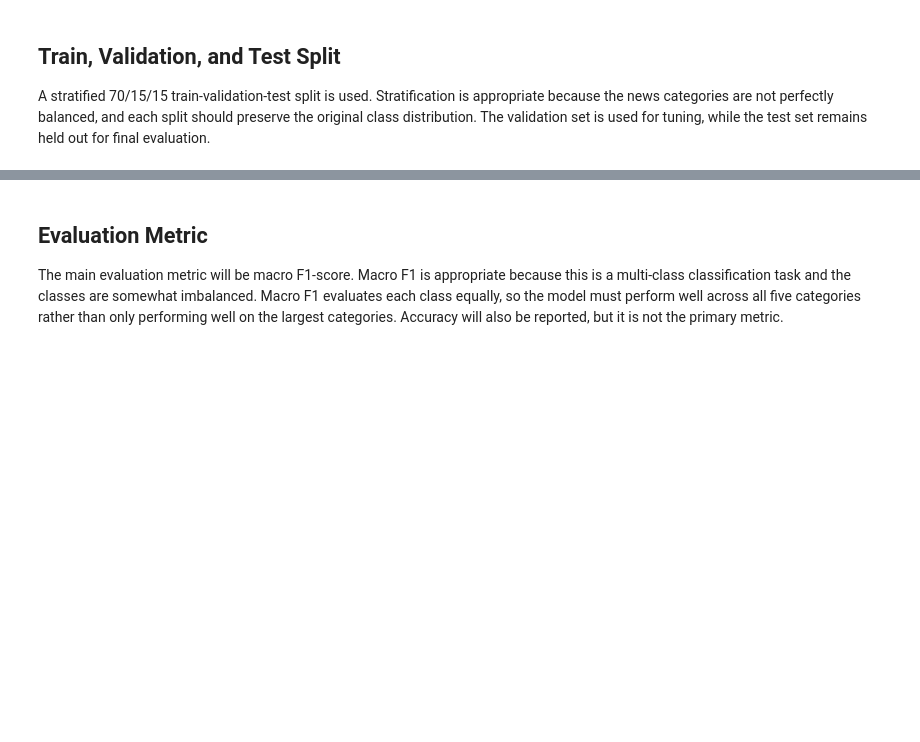
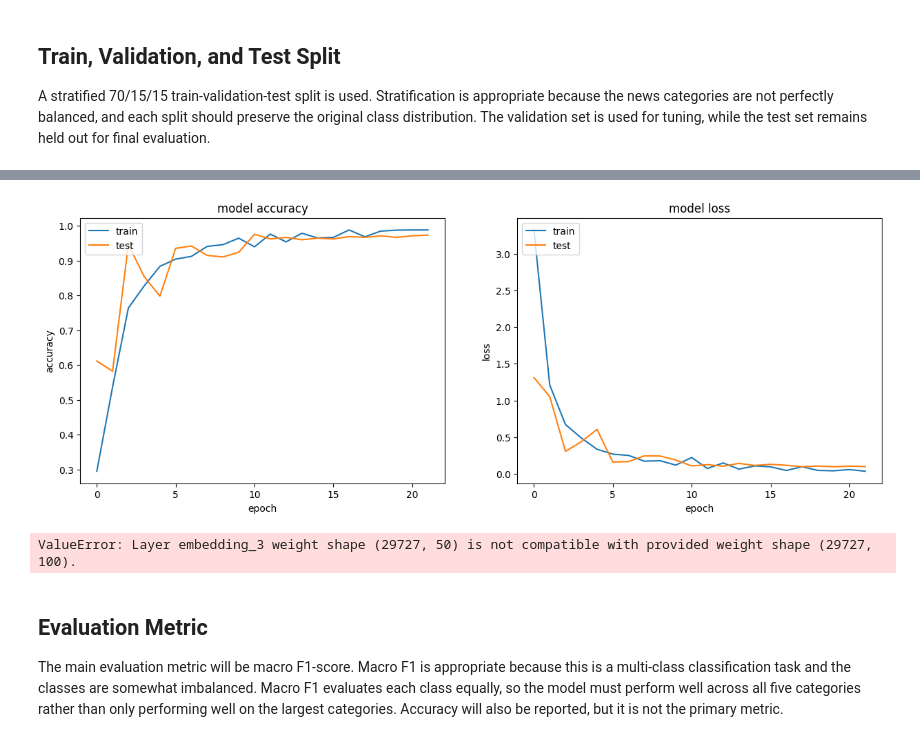
Before and after one commit to kdmatsson/CS-7324-Machine-Learning-in-Python, a Jupyter notebook: Lab_7_Folder/Lab_7.ipynb, the cells around one changed output, grey strips where cells are left out. Saved outputs shown, nothing was run; the diff lists cells and outputs as text; code cells hidden in the pictures; blank space fills up the shorter version.

```diff
--- a/Lab_7_Folder/Lab_7.ipynb
+++ b/Lab_7_Folder/Lab_7.ipynb
@@ -91,7 +150,7 @@ label_encoder = LabelEncoder()
 df["category_encoded"] = label_encoder.fit_transform(df["category"])
 
 class_names = label_encoder.classes_
-num_classes = len(class_names)
+NUM_CLASSES = len(class_names)
 
 print("Class mapping:")
 for idx, label in enumerate(class_names):
@@ -100,4 +159,4 @@ for idx, label in enumerate(class_names):
 X_text = df["text"].astype(str).values
 y = df["category_encoded"].values
 
-print("\nNumber of classes:", num_classes)
+print("\nNumber of classes:", NUM_CLASSES)
@@ -155,0 +347,9 @@ print("Test class counts:", np.bincount(y_test))
+# %%
+from tensorflow.keras.layers import Embedding
+
+# save this embedding now
+embedding_layer = Embedding(len(word_index) + 1,
+                            EMBED_SIZE,
+                            weights=[embedding_matrix],# here is the embedding getting saved
+                            input_length=MAX_ART_LEN,
+                            trainable=False)
@@ -155,0 +434,5 @@ print("Test class counts:", np.bincount(y_test))
+# %%
+tmp = model.fit(X_train, y_train_ohe,
+                validation_data=(X_test, y_test_ohe),
+                epochs=20, batch_size=128)
+histories.append(tmp)
@@ -155,0 +457,31 @@ print("Test class counts:", np.bincount(y_test))
+# %%
+from sklearn import metrics as mt
+from matplotlib import pyplot as plt
+%matplotlib inline
+
+# combine all the history from training together
+combined = dict()
+for key in ['acc','val_acc','loss','val_loss']:
+    combined[key] = np.hstack([x.history[key] for x in histories])
+
+# summarize history for accuracy
+plt.figure(figsize=(15,5))
+plt.subplot(121)
+plt.plot(combined['acc'])
+plt.plot(combined['val_acc'])
+plt.title('model accuracy')
+plt.ylabel('accuracy')
+plt.xlabel('epoch')
+plt.legend(['train', 'test'], loc='upper left')
+
+# summarize history for loss
+plt.subplot(122)
+plt.plot(combined['loss'])
+plt.plot(combined['val_loss'])
+plt.title('model loss')
+plt.ylabel('loss')
+plt.xlabel('epoch')
+plt.legend(['train', 'test'], loc='upper left')
+plt.show()
+# %% [output]
+[figure, added]
@@ -156,3 +519,22 @@ print("Test class counts:", np.bincount(y_test))
+# %%
+num_heads = 4  # Number of attention heads
+ff_dim = 32  # Hidden layer size in feed forward network inside transformer
+
+inputs = Input(shape=(X_train.shape[1],))
+x = GloveTokenAndPositionEmbedding()(inputs)
+x = TransformerBlock(EMBED_SIZE, num_heads, ff_dim)(x)
+
+x = GlobalAveragePooling1D()(x)
+x = Dropout(0.2)(x)
+x = Dense(64, activation='relu')(x)
+x = Dropout(0.2)(x)
+preds = Dense(NUM_CLASSES, activation='softmax',
+              kernel_initializer='glorot_uniform')(x)
+
+model_xformer20 = Model(inputs=inputs, outputs=preds)
+print(model_xformer20.summary())
+# %% [output]
+ValueError: Layer embedding_3 weight shape (29727, 50) is not compatible with provided weight shape (29727, 100).
 # %% [markdown]
 
 ## Evaluation Metric
```
Also changed, not shown: parts of 16 cells of this notebook.
